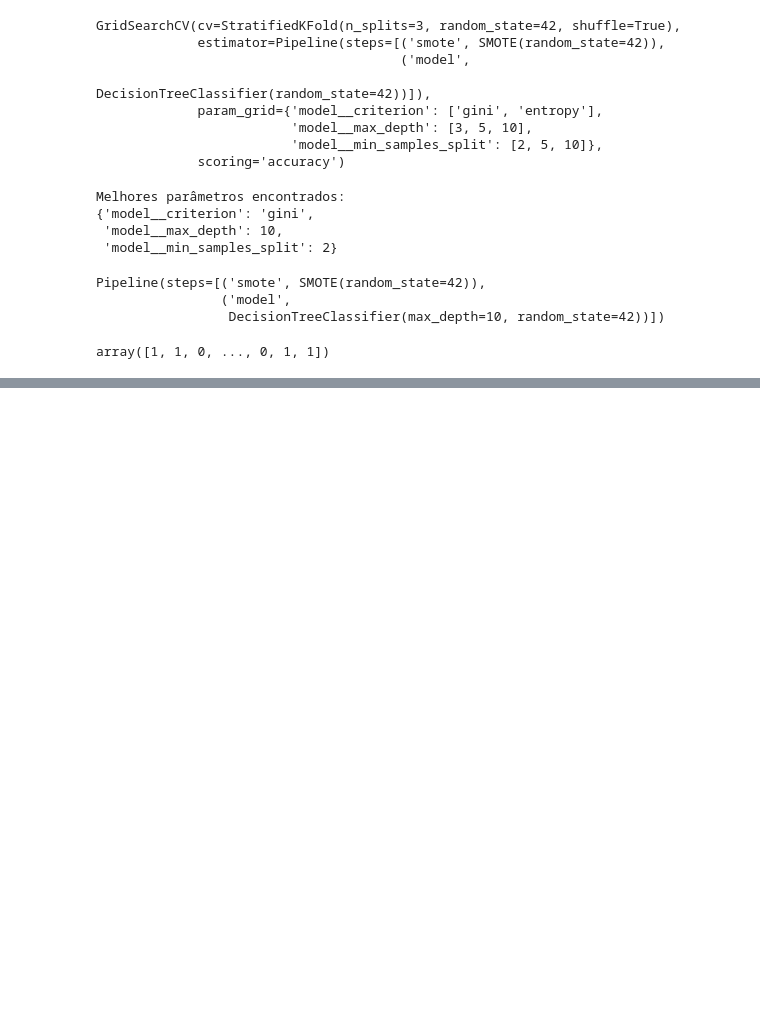
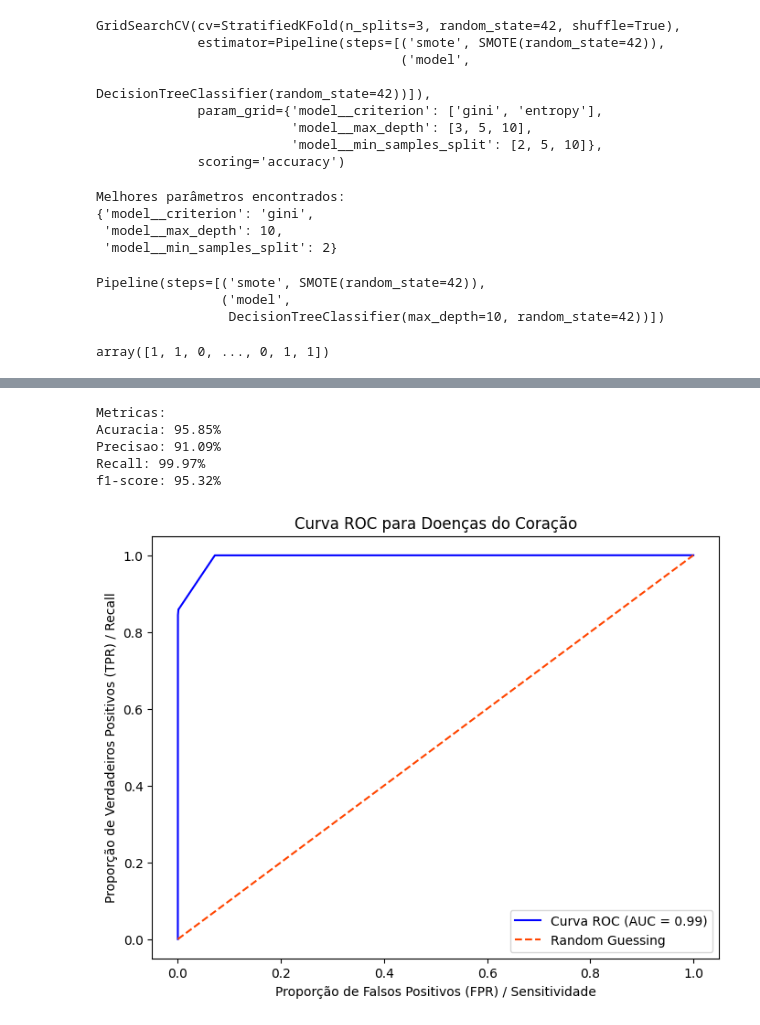
Before and after one commit to gutosantos-github/amsaude, a Jupyter notebook: 5-projeto_aplicacao/projeto_app_novo.ipynb, the cells around one changed output, grey strips where cells are left out. Saved outputs shown, nothing was run; the diff lists cells and outputs as text; code cells hidden in the pictures; blank space fills up the shorter version.

```diff
--- a/5-projeto_aplicacao/projeto_app_novo.ipynb
+++ b/5-projeto_aplicacao/projeto_app_novo.ipynb
@@ -1277,0 +1263,33 @@ plt.show()
+# %%
+acuracia = accuracy_score(y_test, y_pred)
+precisao = precision_score(y_test, y_pred)
+recall = recall_score(y_test, y_pred)
+f1 = f1_score(y_test, y_pred)
+print(f"Metricas:")
+print(f'Acuracia: {acuracia*100:.2f}%')
+print(f'Precisao: {precisao*100:.2f}%')
+print(f'Recall: {recall*100:.2f}%')
+print(f'f1-score: {f1*100:.2f}%')
+# %% [output]
+Metricas:
+Acuracia: 95.85%
+Precisao: 91.09%
+Recall: 99.97%
+f1-score: 95.32%
+# %%
+y_probs = best_model.predict_proba(X_test)[:, 1]
+# %%
+fpr, tpr, thresholds = roc_curve(y_test, y_probs)
+auc_score = roc_auc_score(y_test, y_probs)
+
+# Plotar a ROC Curve
+plt.figure(figsize=(8, 6))
+plt.plot(fpr, tpr, label=f'Curva ROC (AUC = {auc_score:.2f})', color='blue')
+plt.plot([0, 1], [0, 1], 'k--', label='Random Guessing', color='orangered')
+plt.xlabel('Proporção de Falsos Positivos (FPR) / Sensitividade')
+plt.ylabel('Proporção de Verdadeiros Positivos (TPR) / Recall')
+plt.title('Curva ROC para Doenças do Coração')
+plt.legend()
+plt.show()
+# %% [output]
+[figure, added]
```
Also changed, not shown: parts of 9 cells of this notebook.
